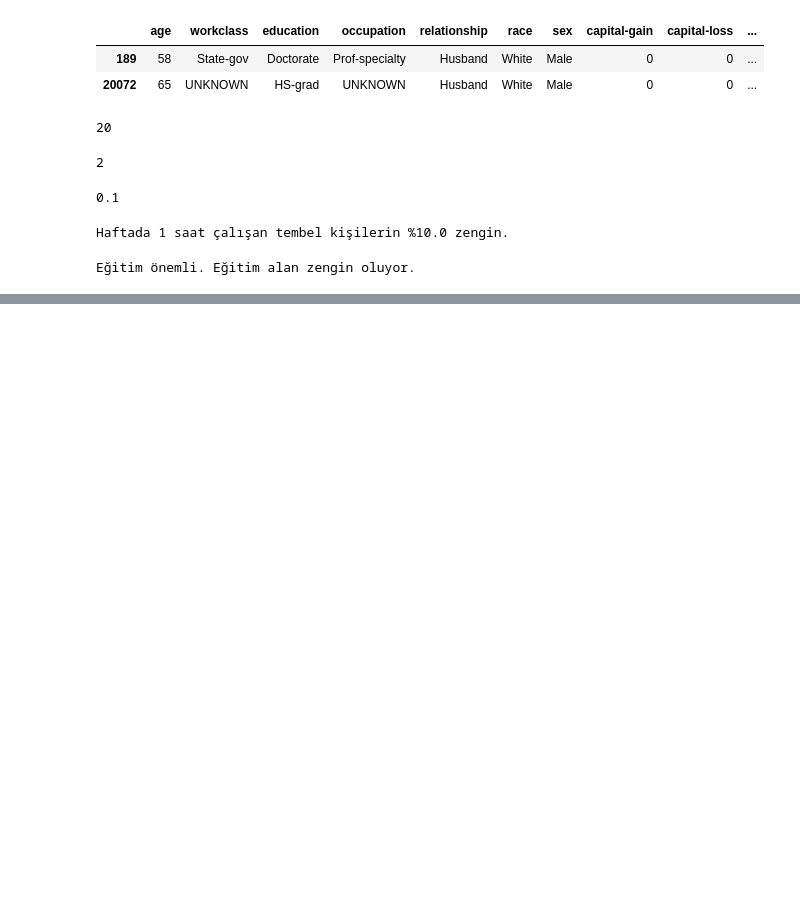
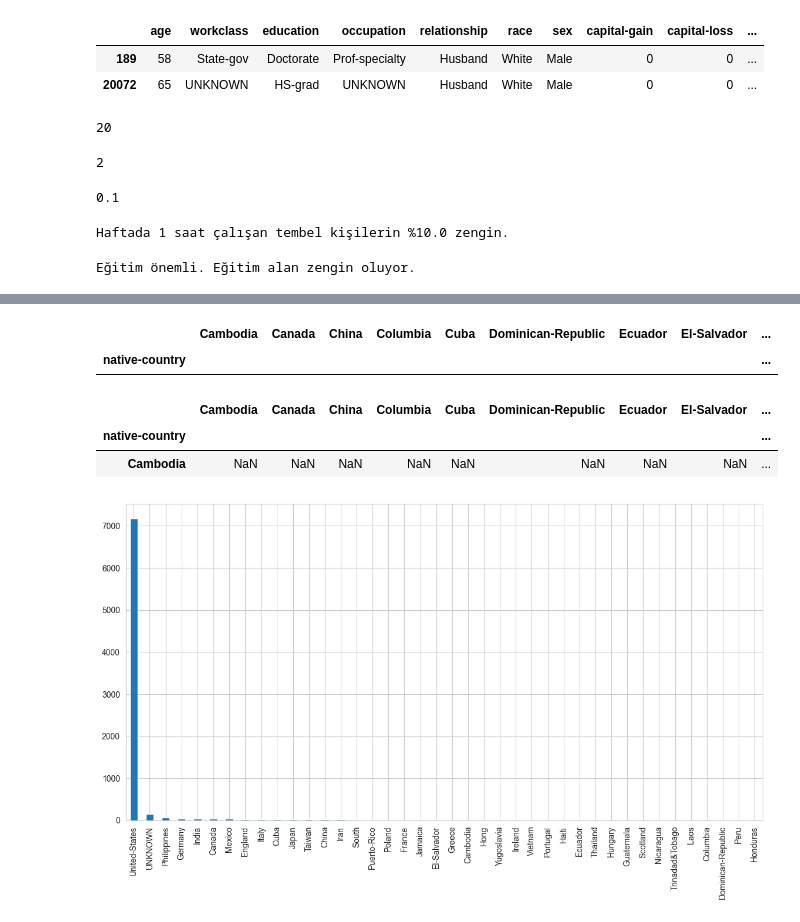
Before and after one commit to SefaYusuf/EDA, a Jupyter notebook: EDA-Ders2.ipynb, the cells around one changed output, grey strips where cells are left out. Drawn from its saved outputs; the diff is of its cells as text; code cells hidden in the pictures; blank space fills up the shorter version.

```diff
--- a/EDA-Ders2.ipynb
+++ b/EDA-Ders2.ipynb
@@ -870,0 +1110,16 @@ Eğitim önemli. Eğitim alan zengin oluyor.
+# %%
+rich_per_country[rich_per_country.salary==rich_per_country.salary.max()]
+# %% [output]
+|  | Cambodia | Canada | China | Columbia | Cuba | Dominican-Republic | Ecuador | El-Salvador | ... |
+| native-country |  |  |  |  |  |  |  |  | ... |
+# %%
+rich_per_country.sort_values('salary',ascending=False).iloc[[0]]
+# %% [output]
+|  | Cambodia | Canada | China | Columbia | Cuba | Dominican-Republic | Ecuador | El-Salvador | ... |
+| native-country |  |  |  |  |  |  |  |  | ... |
+| Cambodia | NaN | NaN | NaN | NaN | NaN | NaN | NaN | NaN | ... |
+# %%
+plt.figure(figsize=(14,7))
+df.loc[df["salary"] == 1, "native-country"].value_counts().plot(kind="bar");
+# %% [output]
+[figure, added]
```
Also changed, not shown: parts of 70 cells of this notebook, 2 other files.
